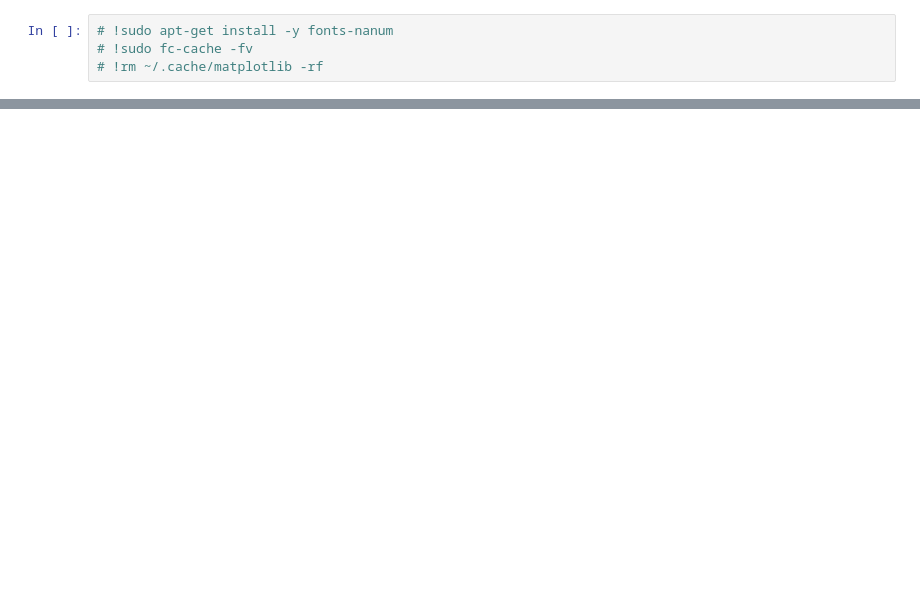
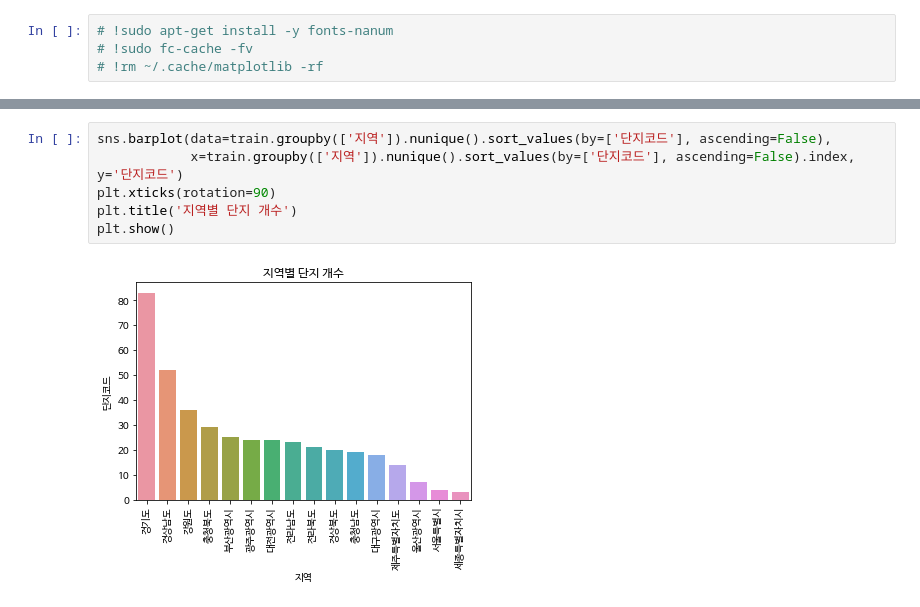
Before and after one commit to 1KimJiHyeon/parking_demand_forecast, a Jupyter notebook: 주차수요예측_김지현.ipynb, the cells around one changed output, grey strips where cells are left out. Drawn from its saved outputs; the diff is of its cells as text; blank space fills up the shorter version.

```diff
--- a/주차수요예측_김지현.ipynb
+++ b/주차수요예측_김지현.ipynb
@@ -510,0 +517,8 @@ fig.show()
+# %%
+sns.barplot(data=train.groupby(['지역']).nunique().sort_values(by=['단지코드'], ascending=False),
+            x=train.groupby(['지역']).nunique().sort_values(by=['단지코드'], ascending=False).index, y='단지코드')
+plt.xticks(rotation=90)
+plt.title('지역별 단지 개수')
+plt.show()
+# %% [output]
+[figure, added]
```
Also changed, not shown: parts of 113 cells of this notebook.
